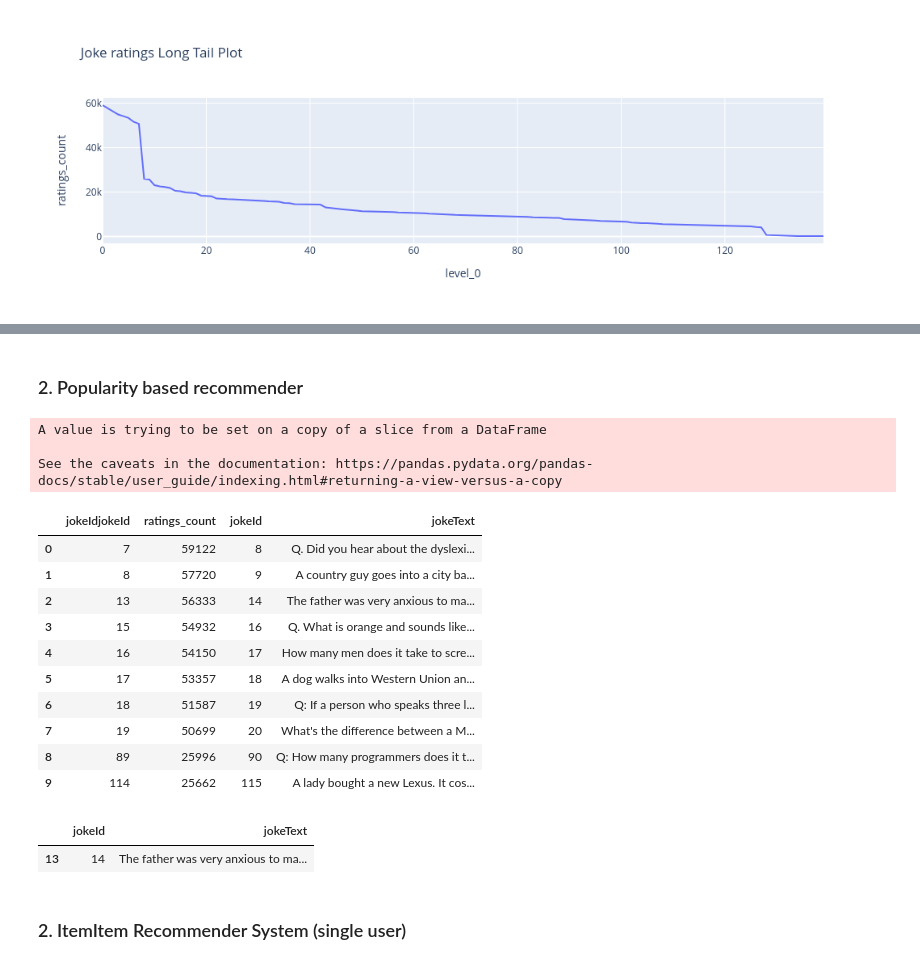
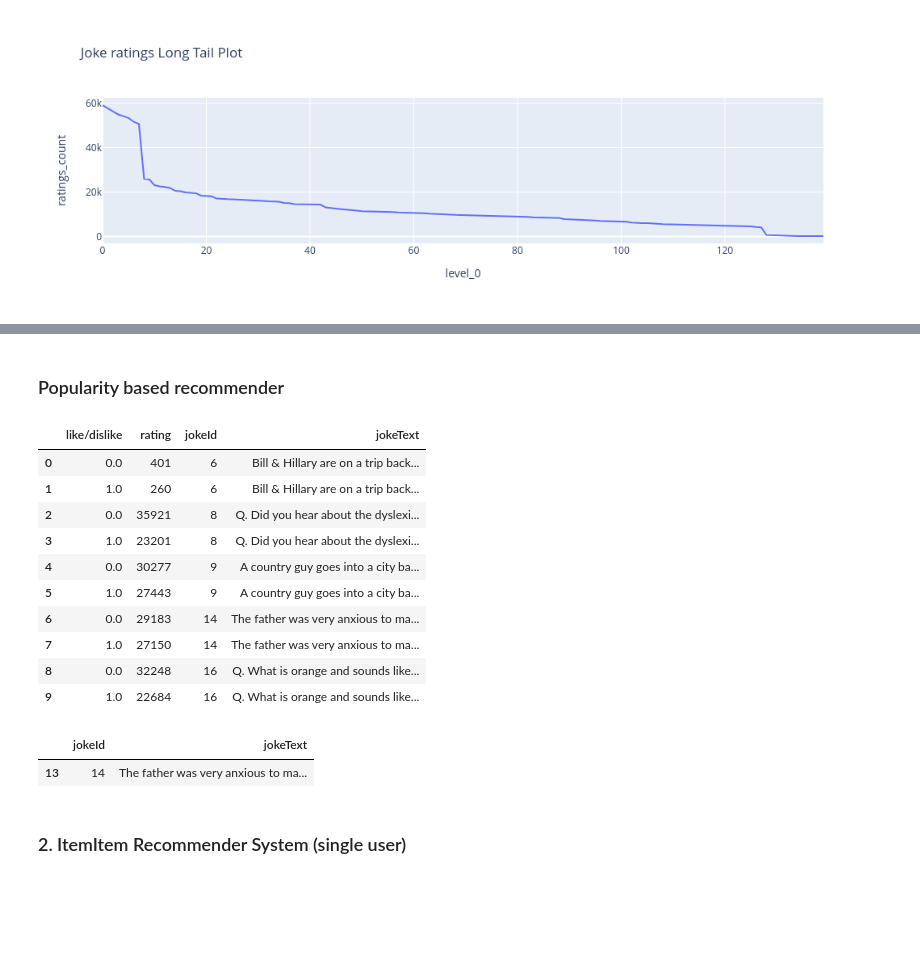
Before and after one commit to RedOrBlueP1ll/reasonable_recommendations, a Jupyter notebook: joke_recsyst_notebook.ipynb, the cells around one changed output, grey strips where cells are left out. Saved outputs shown, nothing was run; the diff lists cells and outputs as text; code cells hidden in the pictures; blank space fills up the shorter version.

Commit message:
finished two types of popularity recommender

```diff
--- a/joke_recsyst_notebook.ipynb
+++ b/joke_recsyst_notebook.ipynb
@@ -115,0 +118,4 @@ fig.show()
+# %%
+ratings_df.loc[(ratings_df['rating'] > 0), 'like/dislike'] = 1
+ratings_df.loc[(ratings_df['rating'] <= 0), 'like/dislike'] = 0
+ratings_df.head()
@@ -115,0 +147,10 @@ fig.show()
+# %%
+sum_rating_df = ratings_df[[ 'jokeId', 'rating', 'like/dislike']].groupby(['jokeId', 'like/dislike']).count().reset_index()
+like_df = sum_rating_df[sum_rating_df['like/dislike']==1].set_index('jokeId')
+like_df=like_df.rename(columns = {'rating':'like_count'})
+dislike_df = sum_rating_df[sum_rating_df['like/dislike']==0].set_index('jokeId')
+dislike_df=dislike_df.rename(columns = {'rating':'dislike_count'})
+like_df['dislike_count'] = dislike_df['dislike_count']
+like_df['sum'] = like_df['like_count'] - like_df['dislike_count']
+popular_jokes_df = like_df.sort_values('sum', ascending=False).reset_index()
+display(popular_jokes_df)
@@ -116,33 +171,42 @@ fig.show()
 # %% [markdown]
-### 2. Popularity based recommender
+### Popularity based recommender
 # %%
-def popularity_recommender(user, n_asc_rankings):
-    #first get the right amount of jokes
-    jokes_ranked_df = count_ratings_df_ord.iloc[:n_asc_rankings,:]
+#two types of popularity: sum ratings or substract negative binary ratings from positive binary ratings
+def popularity_recommender(n_asc_rankings, popularity_type):
+    if (popularity_type=='ratings'):
+        #sum ratings
+        popular_jokes_df = ratings_df[[ 'jokeId', 'rating', 'like/dislike']].groupby(['jokeId']).sum()
+        popular_jokes_df = popular_jokes_df.sort_values('rating', ascending=False).reset_index()
+    if (popularity_type=='like/dislike'):
+        popular_jokes_df = ratings_df[[ 'jokeId', 'rating', 'like/dislike']].groupby(['jokeId', 'like/dislike']).count().reset_index()
+        like_df = popular_jokes_df[popular_jokes_df['like/dislike']==1].set_index('jokeId')
+        like_df=like_df.rename(columns = {'rating':'like_count'})
+        dislike_df = sum_rating_df[sum_rating_df['like/dislike']==0].set_index('jokeId')
+        dislike_df=dislike_df.rename(columns = {'rating':'dislike_count'})
+        like_df['dislike_count'] = dislike_df['dislike_count']
+        like_df['sum'] = like_df['like_count'] - like_df['dislike_count']
+        popular_jokes_df = like_df.sort_values('sum', ascending=False).reset_index()
+    #get the right amount of jokes
+    jokes_ranked_df = sum_rating_df.iloc[:n_asc_rankings,:]
     #drop useless columns and add joke text
-    jokes_ranked_df.drop(['level_0', 'index'], axis=1, inplace=True)
-    # jokes_ranked_df['jokeText'] = [jokes_df[jokes_df['jokeId']==jokes_ranked_df['jokeId']]['jokeText']]
-    # df_keys = pd.concat([jokes_ranked_df, jokes_df], keys=['jokeText'])
     df = jokes_ranked_df.join(jokes_df, on='jokeId', lsuffix='jokeId')
-    df.drop(['level_0', 'index'], axis=1, inplace=True)
+    df.drop(['jokeIdjokeId'], axis=1, inplace=True)
     return df
-display(popularity_recommender(0, 10))
+display(popularity_recommender(10, 'ratings'))
+# display(popularity_recommender(10, 'like/dislike'))
 display(jokes_df[jokes_df['jokeId']==14])
 # %% [output]
-A value is trying to be set on a copy of a slice from a DataFrame
-
-See the caveats in the documentation: https://pandas.pydata.org/pandas-docs/stable/user_guide/indexing.html#returning-a-view-versus-a-copy
-|  | jokeIdjokeId | ratings_count | jokeId | jokeText |
-| 0 | 7 | 59122 | 8 | Q. Did you hear about the dyslexi... |
-| 1 | 8 | 57720 | 9 | A country guy goes into a city ba... |
-| 2 | 13 | 56333 | 14 | The father was very anxious to ma... |
-| 3 | 15 | 54932 | 16 | Q. What is orange and sounds like... |
-| 4 | 16 | 54150 | 17 | How many men does it take to scre... |
-| 5 | 17 | 53357 | 18 | A dog walks into Western Union an... |
-| 6 | 18 | 51587 | 19 | Q: If a person who speaks three l... |
-| 7 | 19 | 50699 | 20 | What's the difference between a M... |
-| 8 | 89 | 25996 | 90 | Q: How many programmers does it t... |
-| 9 | 114 | 25662 | 115 | A lady bought a new Lexus. It cos... |
+|  | like/dislike | rating | jokeId | jokeText |
+| 0 | 0.0 | 401 | 6 | Bill & Hillary are on a trip back... |
+| 1 | 1.0 | 260 | 6 | Bill & Hillary are on a trip back... |
+| 2 | 0.0 | 35921 | 8 | Q. Did you hear about the dyslexi... |
+| 3 | 1.0 | 23201 | 8 | Q. Did you hear about the dyslexi... |
+| 4 | 0.0 | 30277 | 9 | A country guy goes into a city ba... |
+| 5 | 1.0 | 27443 | 9 | A country guy goes into a city ba... |
+| 6 | 0.0 | 29183 | 14 | The father was very anxious to ma... |
+| 7 | 1.0 | 27150 | 14 | The father was very anxious to ma... |
+| 8 | 0.0 | 32248 | 16 | Q. What is orange and sounds like... |
+| 9 | 1.0 | 22684 | 16 | Q. What is orange and sounds like... |
 |  | jokeId | jokeText |
 | 13 | 14 | The father was very anxious to ma... |
 # %% [markdown]
```
Also changed, not shown: parts of 4 cells of this notebook.
